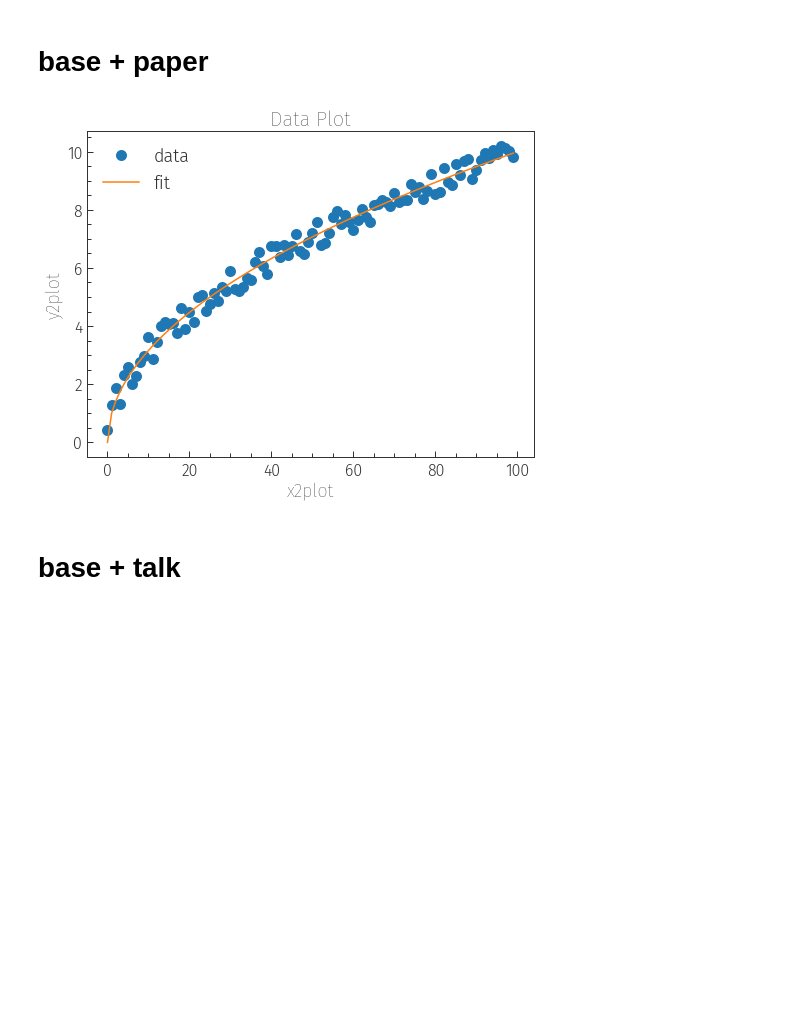
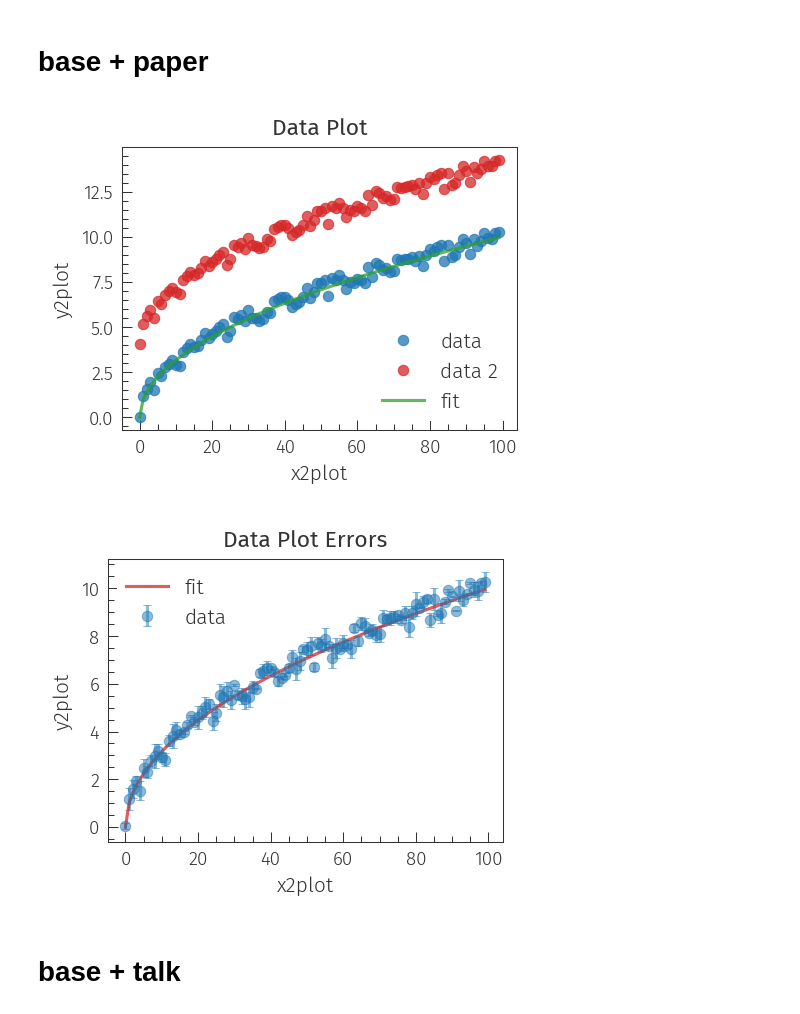
Before and after one commit to MBI-Div-B/mbistyles, a Jupyter notebook: examples.ipynb, the cells around one changed output. Saved outputs shown, nothing was run; the diff lists cells and outputs as text; code cells hidden in the pictures; blank space fills up the shorter version.

```diff
--- a/examples.ipynb
+++ b/examples.ipynb
@@ -13,12 +13,25 @@ y2plot_scatter = y2plot + (np.random.rand(len(x2plot))-0.5)
 def draw_figure():
     plt.figure()
     plt.plot(x2plot, y2plot_scatter, 'o', label='data')
+    plt.plot(x2plot, y2plot_scatter+4, 'o', label='data 2')
     plt.plot(x2plot, y2plot, label='fit')
     plt.legend()
     plt.title('Data Plot')
     plt.xlabel('x2plot')
     plt.ylabel('y2plot')
     plt.show()
+
+
+def draw_figure_error():
+    plt.figure()
+    plt.errorbar(x2plot, y2plot_scatter, yerr=(np.random.rand(len(x2plot))-0.5),
+                 fmt='o', alpha=0.5, capsize=2, label='data')
+    plt.plot(x2plot, y2plot, label='fit')
+    plt.legend()
+    plt.title('Data Plot Errors')
+    plt.xlabel('x2plot')
+    plt.ylabel('y2plot')
+    plt.show()
 # %% [markdown]
 # base style
 # %%
@@ -32,9 +45,12 @@ draw_figure()
 # %%
 plt.style.use(['./mbi_base.mplstyle', './mbi_paper.mplstyle'])
 
 draw_figure()
+
+draw_figure_error()
 # %% [output]
-[figure, old version]
+[figure, new version]
+[figure, added]
 # %% [markdown]
 # base + talk
 # %%
```
Also changed, not shown: parts of 7 cells of this notebook, 4 other files.
